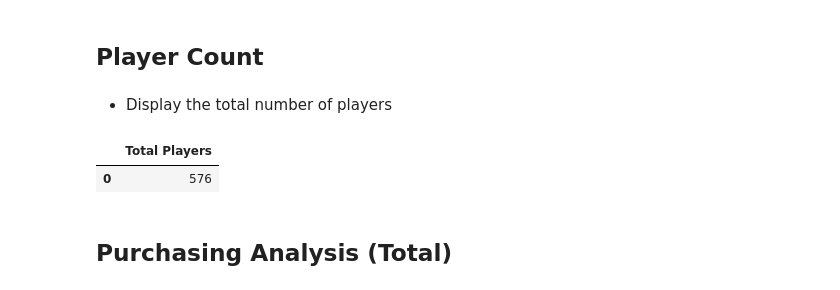
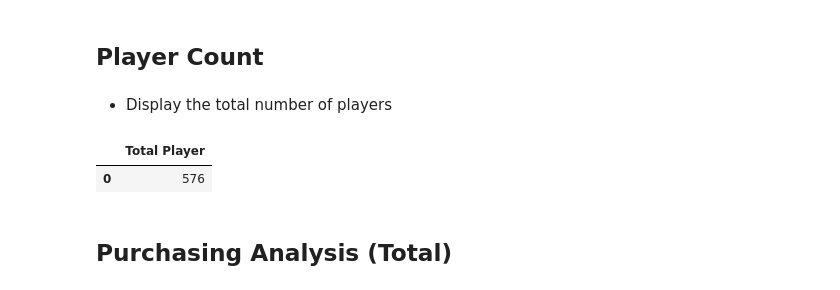
Before and after one commit to BEP3rd/Pandas-Challenge, a Jupyter notebook: HeroesOfPymoli/HeroesOfPymoli_starter.ipynb, the cells around one changed output. Cells and saved outputs as stored; diff of their text form; code cells hidden in the pictures.

```diff
--- a/HeroesOfPymoli/HeroesOfPymoli_starter.ipynb
+++ b/HeroesOfPymoli/HeroesOfPymoli_starter.ipynb
@@ -18,11 +23,11 @@ Error:
 # %% [markdown]
 * Display the total number of players
 # %%
-total_players = len(purchase_data)
+total_players = len(purchase_data["SN"].unique())
 total_players_df = pd.DataFrame({"Total Player": [total_players]})
 total_players_df
 # %% [output]
-|  | Total Players |
+|  | Total Player |
 | 0 | 576 |
 # %% [markdown]
 ## Purchasing Analysis (Total)
```
Also changed, not shown: parts of 10 cells of this notebook.
